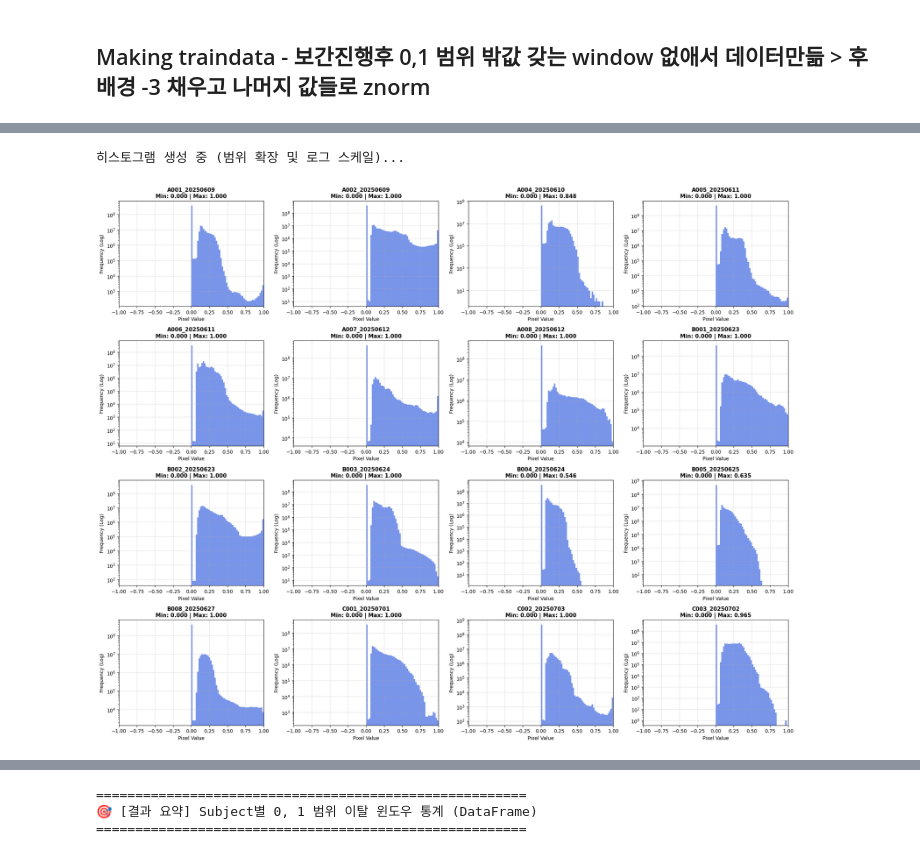
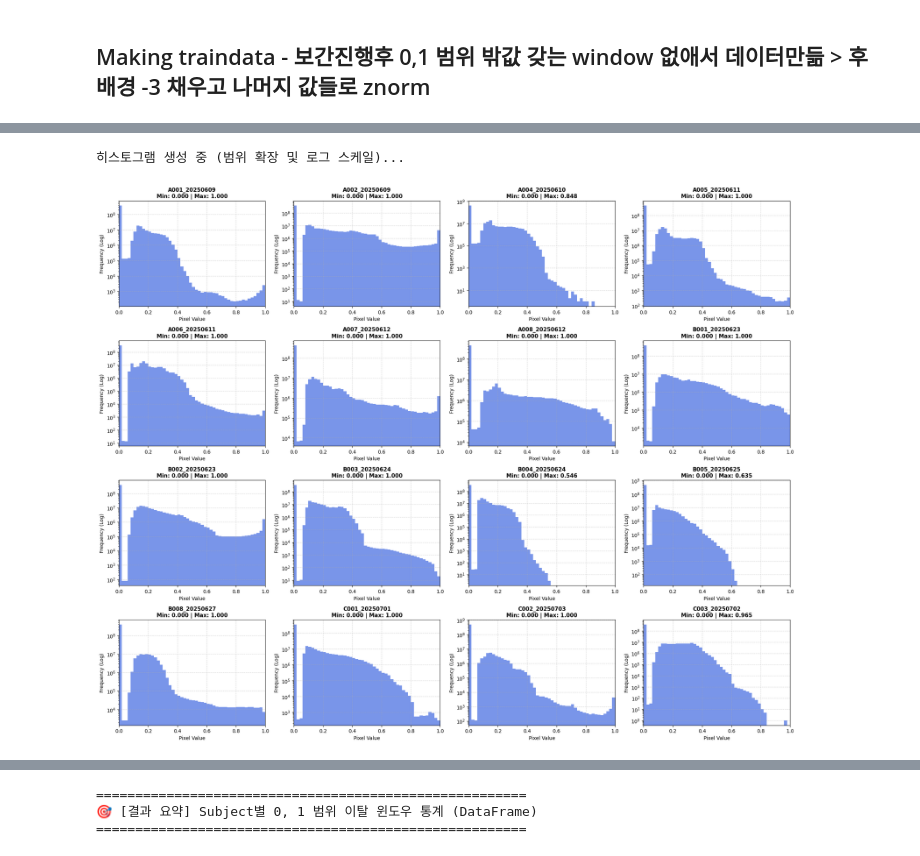
Before and after one commit to kkm2001-design/rppg, a Jupyter notebook: data/codes/deeplearning/make_data_without_outlier_dozorm.ipynb, the cells around one changed output, grey strips where cells are left out. Drawn from its saved outputs; the diff is of its cells as text; code cells hidden in the pictures.

````diff
--- a/data/codes/deeplearning/make_data_without_outlier_dozorm.ipynb
+++ b/data/codes/deeplearning/make_data_without_outlier_dozorm.ipynb
@@ -145,4 +147,5 @@ def process_video_and_gt_windows(video_data, gt_ppg, sub_valid, window_size=900,
 # %%
+#데이터만들기
 import os
 os.environ['HDF5_USE_FILE_LOCKING'] = 'FALSE'
 import h5py
@@ -166,7 +169,7 @@ people_ppg = sorted([k.replace('_20', '_') for k in people])
 
 preprocess_result_dir = '/nasdata4/2yhy/rPPG_code/rPPG_datasets/raw_data/CNA_members/KM_preprocess_data/preprocess_result'
 ppg_cut_dir = '/nasdata4/2yhy/rPPG_code/rPPG_datasets/raw_data/CNA_members/KM_preprocess_data/ppg_cut_final'
-final_save_dir = '/nasdata4/2yhy/rPPG_code/rPPG_datasets/raw_data/CNA_members/KM_preprocess_data/data_without_outlier_doznorm'
+final_save_dir = '/nasdata4/2yhy/rPPG_code/rPPG_datasets/raw_data/CNA_members/KM_preprocess_data/data_without_outlier_doznorm_clip3'
 
 def butter_bandpass_filter(data, lowcut, highcut, fs, order=2):
     nyq = 0.5 * fs
@@ -215,18 +218,6 @@ def z_norm_vid_out_of_bounds_bg_withoutup(win_video_interpolated, bg_fill_value=
     norm_video[is_background] = bg_fill_value
 
     return norm_video
-```
-
----
-
-**검증 방법:**
-
-p_high를 98, 95, 99 각각 적용 후 히스토그램 다시 그려서:
-```
-이상적인 결과:
-  배경: -3.0 spike
-  피부: -2.0 ~ +3.0 사이에 안정적으로 분포
-  Max가 +4 이하로 내려오면 성공
 
 
 def process_video_and_gt_windows(video_data, gt_ppg, sub_valid, window_size=900, max_gap_threshold=30):
@@ -280,7 +271,8 @@ def process_video_and_gt_windows(video_data, gt_ppg, sub_valid, window_size=900,
             # ✅ [변경] z_norm을 이상치 체크 통과한 후에 수행
             # 기존: z_norm 먼저 → 이상치 체크 (체크 의미 없어짐)
             # 수정: 이상치 체크 통과 후 → z_norm 수행
-            win_video = z_norm_vid_out_of_bounds_bg(win_video)
+            win_video = z_norm_vid_out_of_bounds_bg(win_video, bg_fill_value=-3.0)
+            win_video = np.clip(win_video, -3.0, 3.0)
 
             # GT 전처리
             detrend_gt = signal.detrend(win_gt)
@@ -370,4 +576,5 @@ for sub_idx in range(len(people)):
 # %%
+#registration원본분포
 import os
 import h5py
 import numpy as np
@@ -401,33 +608,33 @@ for i, person in enumerate(tqdm(people)):
     with h5py.File(file_path, 'r') as f:
         # 데이터 로드 (메모리 문제 시 [::2] 등 샘플링 적용)
         video_data = f['nir_uv_data'][:]
         vid_flat = video_data.flatten()
 
         # 실제 데이터의 최소, 최대값 계산
         val_min = np.min(vid_flat)
         val_max = np.max(vid_flat)
 
         # 히스토그램 그리기 (범위를 -0.5 ~ 1.5로 확장)
         # 만약 이 범위를 넘어가는 극단적인 값이 있다면 range를 아예 빼버려도 됩니다.
         ax.hist(vid_flat, bins=100, range=(-1.0, 1.0), color='royalblue', alpha=0.7, log=True)
 
         # 제목에 Min/Max 수치 표시 (소수점 3자리까지)
         title_text = f"{person}\nMin: {val_min:.3f} | Max: {val_max:.3f}"
 
 
         ax.set_title(title_text, fontsize=11, fontweight='bold', color='black')
 
-        ax.set_xlim(-1.0, 1.0)
+        ax.set_xlim(0, 1.0)
         ax.set_xlabel('Pixel Value')
         ax.set_ylabel('Frequency (Log)')
         ax.grid(True, linestyle='--', alpha=0.5)
 
 # 레이아웃 간격 조정 및 저장
 plt.tight_layout()
 
 
 plt.show()
 # %% [output]
 히스토그램 생성 중 (범위 확장 및 로그 스케일)...
-[figure, old version]
+[figure, new version]
 # %%
````
Also changed, not shown: parts of 4 cells of this notebook, 5 other files.
